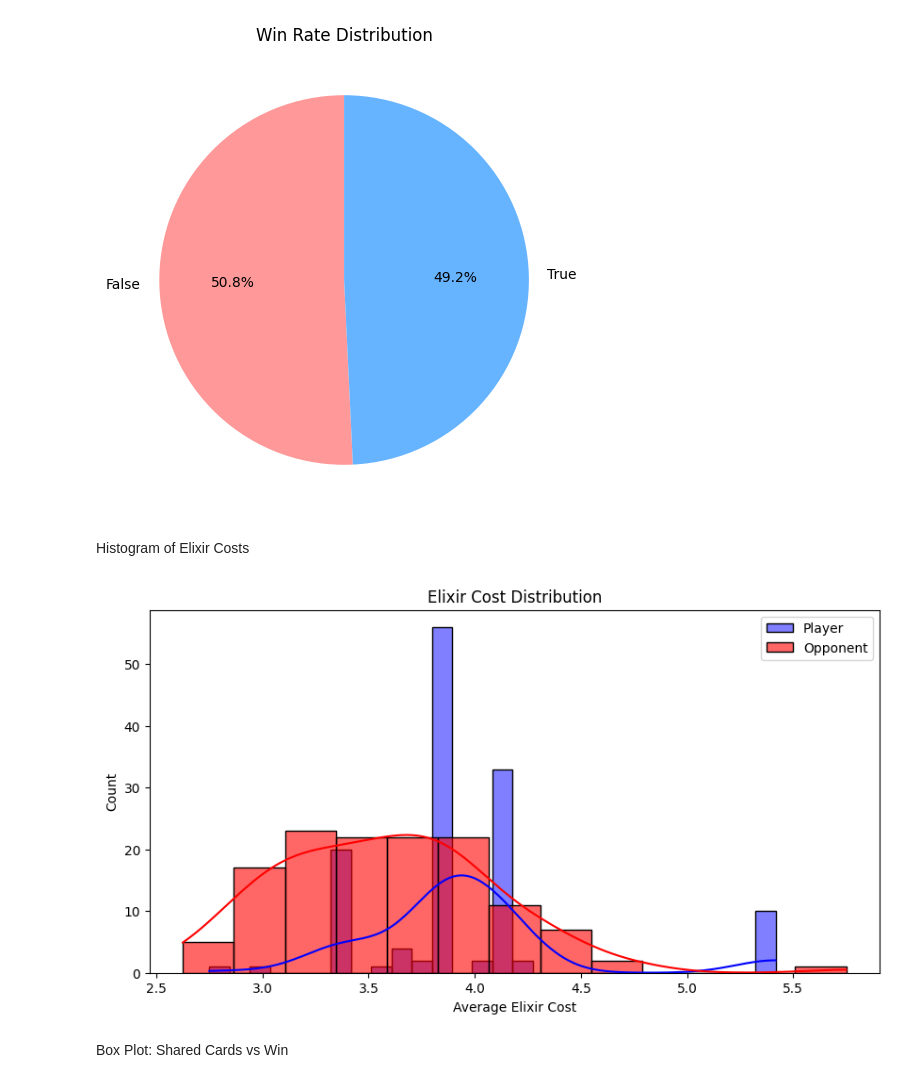
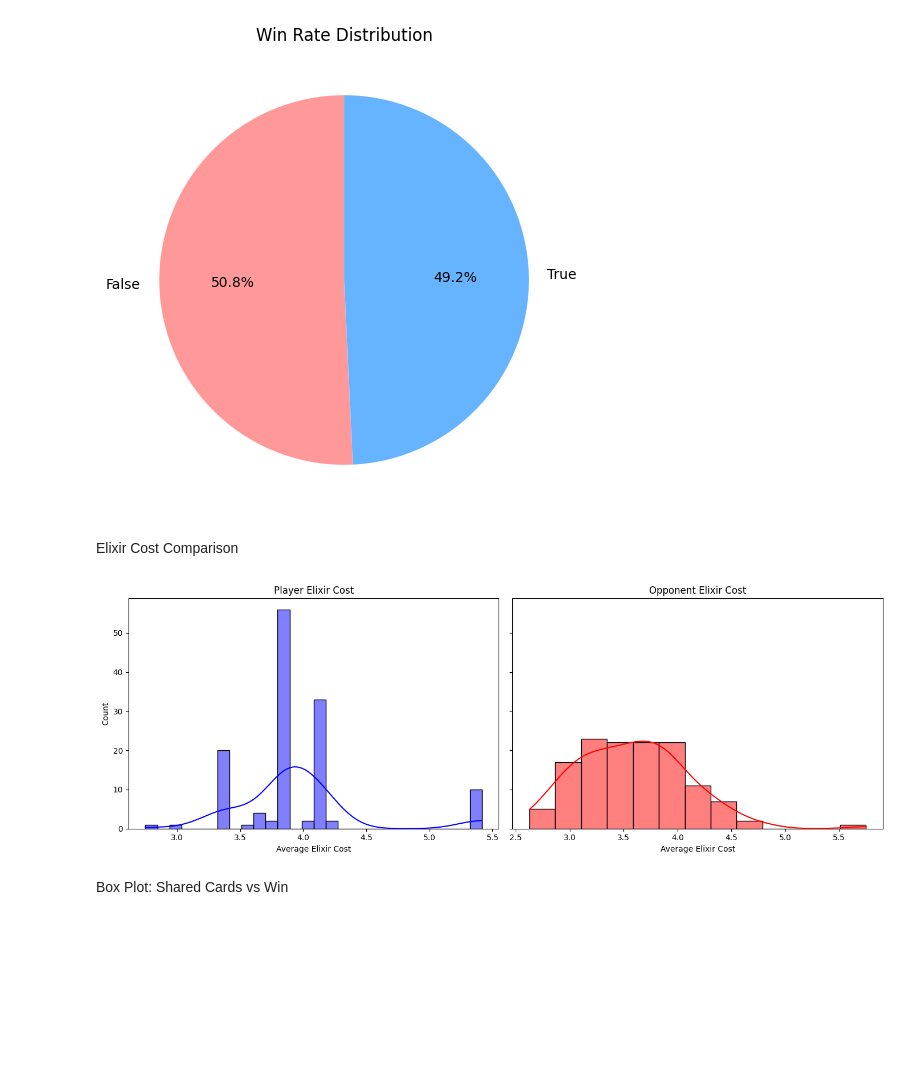
Before and after one commit to eylulpelinkilic/Clash-Royale-DSA210-Project, a Jupyter notebook: EDA.ipynb, the cells around one changed output. Saved outputs shown, nothing was run; the diff lists cells and outputs as text; code cells hidden in the pictures; blank space fills up the shorter version.

```diff
--- a/EDA.ipynb
+++ b/EDA.ipynb
@@ -29,18 +29,26 @@ plt.ylabel("")
 plt.show()
 # %% [output]
 [figure]
-# %% [markdown]
-Histogram of Elixir Costs
+# %% [markdown]
+Elixir Cost Comparison
 # %%
-plt.figure(figsize=(10,5))
-sns.histplot(df["playerAvgElixir"], kde=True, color="blue", label="Player")
-sns.histplot(df["opponentAvgElixir"], kde=True, color="red", label="Opponent", alpha=0.6)
-plt.legend()
-plt.title("Elixir Cost Distribution")
-plt.xlabel("Average Elixir Cost")
+fig, axs = plt.subplots(1, 2, figsize=(14, 5), sharey=True)
+
+#player elixir cost
+sns.histplot(df["playerAvgElixir"], kde=True, color="blue", ax=axs[0])
+axs[0].set_title("Player Elixir Cost")
+axs[0].set_xlabel("Average Elixir Cost")
+axs[0].set_ylabel("Count")
+
+#opponent elixir cost
+sns.histplot(df["opponentAvgElixir"], kde=True, color="red", ax=axs[1])
+axs[1].set_title("Opponent Elixir Cost")
+axs[1].set_xlabel("Average Elixir Cost")
+
+plt.tight_layout()
 plt.show()
 # %% [output]
-[figure, old version]
+[figure, new version]
 # %% [markdown]
 Box Plot: Shared Cards vs Win
 # %%
```
